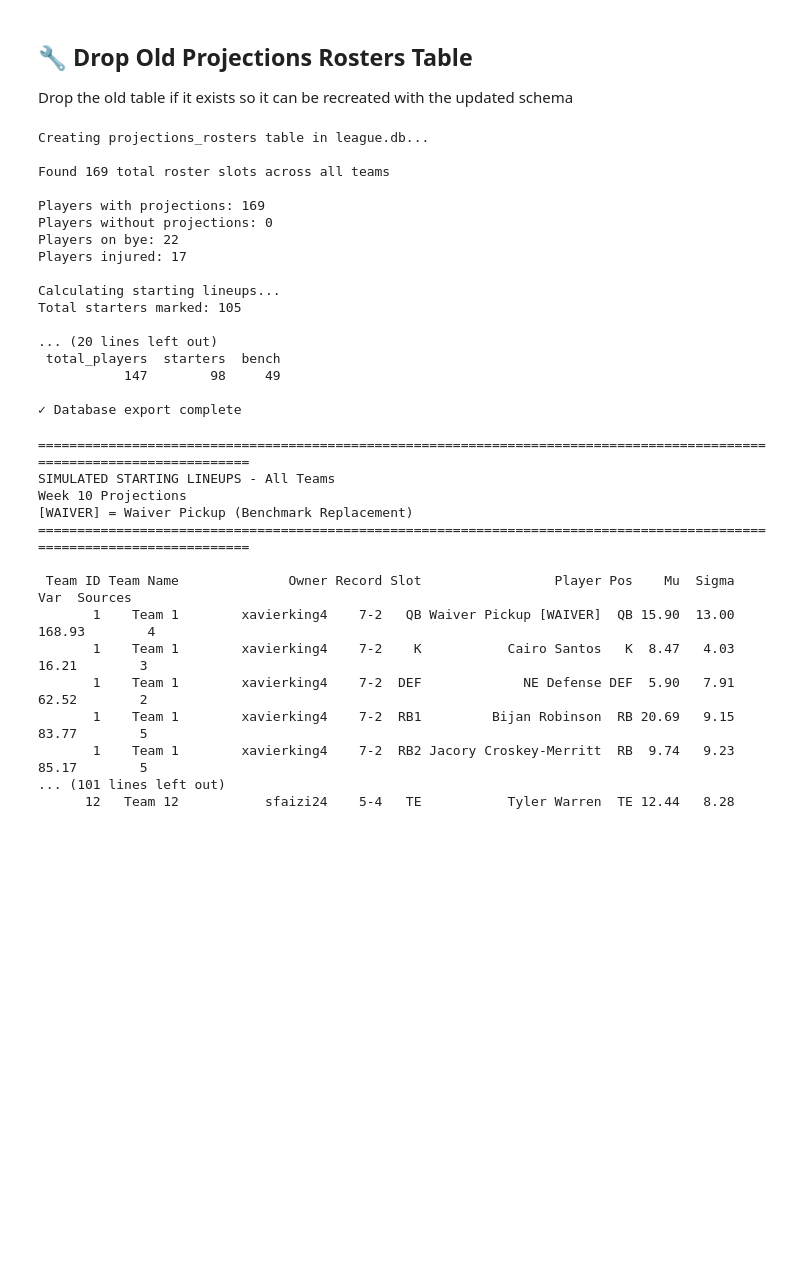
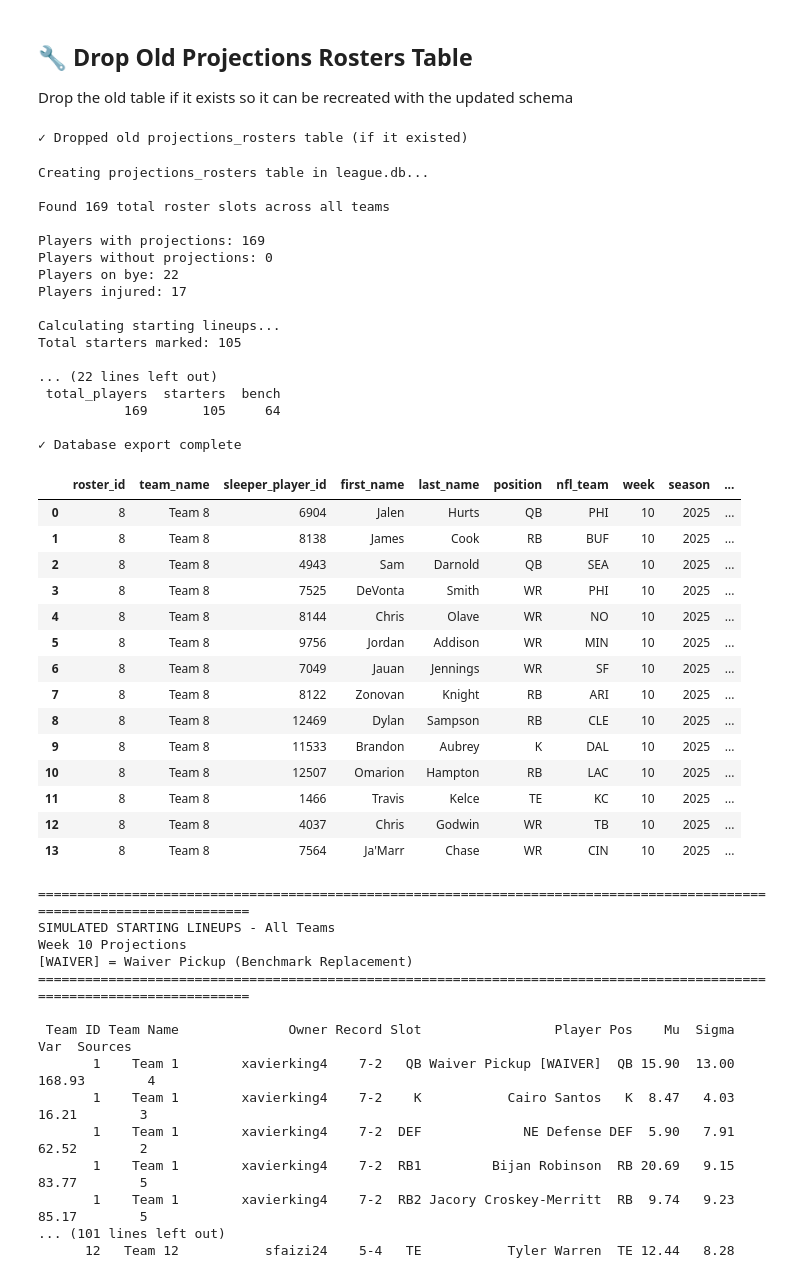
Before and after one commit to sfaizi24/TNC-Model-2025, a Jupyter notebook: backend/notebooks/06_team_lineup_optimizer.ipynb, the cells around one changed output. Saved outputs shown, nothing was run; the diff lists cells and outputs as text; code cells hidden in the pictures; blank space fills up the shorter version.

Commit message:
fixing lineups table

```diff
--- a/backend/notebooks/06_team_lineup_optimizer.ipynb
+++ b/backend/notebooks/06_team_lineup_optimizer.ipynb
@@ -557,6 +557,19 @@ Export all owned players with their projections to league.db
 ## 🔧 Drop Old Projections Rosters Table
 
 Drop the old table if it exists so it can be recreated with the updated schema
+# %%
+# Drop the old projections_rosters table if it exists
+try:
+    conn_league_drop = sqlite3.connect(DB_LEAGUE_PATH)
+    cursor = conn_league_drop.cursor()
+    cursor.execute("DROP TABLE IF EXISTS projections_rosters")
+    conn_league_drop.commit()
+    conn_league_drop.close()
+    print("✓ Dropped old projections_rosters table (if it existed)")
+except Exception as e:
+    print(f"⚠ Error dropping table: {e}")
+# %% [output]
+✓ Dropped old projections_rosters table (if it existed)
 # %%
 # Create projections_rosters table in league.db
 print("Creating projections_rosters table in league.db...\n")
@@ -598,6 +611,9 @@ df_owned = df_owned.merge(
     on='sleeper_player_id',
     how='left'
 )
+
+# Set week to CURRENT_WEEK for all players (even those without projections)
+df_owned['week'] = CURRENT_WEEK
 
 # Check if player is on bye or injured
 df_owned['on_bye'] = df_owned['sleeper_player_id'].apply(
@@ -772,11 +788,43 @@ Players injured: 17
 Calculating starting lineups...
 Total starters marked: 105
 
-... (20 lines left out)
+... (22 lines left out)
  total_players  starters  bench
-           147        98     49
+           169       105     64
 
 ✓ Database export complete
+# %%
+conn_league = sqlite3.connect(DB_LEAGUE_PATH)
+conn_proj = sqlite3.connect(DB_PROJ_PATH)
+
+summary_query = f"""
+        SELECT *
+        FROM projections_rosters
+        WHERE 1=1
+        --and week = {CURRENT_WEEK}
+        AND season = '{SEASON}'
+        and team_name = 'Team 8'
+        ORDER BY mu DESC
+        LIMIT 100
+    """
+df_summary = pd.read_sql_query(summary_query, conn_league)
+df_summary
+# %% [output]
+|  | roster_id | team_name | sleeper_player_id | first_name | last_name | position | nfl_team | week | season | ... |
+| 0 | 8 | Team 8 | 6904 | Jalen | Hurts | QB | PHI | 10 | 2025 | ... |
+| 1 | 8 | Team 8 | 8138 | James | Cook | RB | BUF | 10 | 2025 | ... |
+| 2 | 8 | Team 8 | 4943 | Sam | Darnold | QB | SEA | 10 | 2025 | ... |
+| 3 | 8 | Team 8 | 7525 | DeVonta | Smith | WR | PHI | 10 | 2025 | ... |
+| 4 | 8 | Team 8 | 8144 | Chris | Olave | WR | NO | 10 | 2025 | ... |
+| 5 | 8 | Team 8 | 9756 | Jordan | Addison | WR | MIN | 10 | 2025 | ... |
+| 6 | 8 | Team 8 | 7049 | Jauan | Jennings | WR | SF | 10 | 2025 | ... |
+| 7 | 8 | Team 8 | 8122 | Zonovan | Knight | RB | ARI | 10 | 2025 | ... |
+| 8 | 8 | Team 8 | 12469 | Dylan | Sampson | RB | CLE | 10 | 2025 | ... |
+| 9 | 8 | Team 8 | 11533 | Brandon | Aubrey | K | DAL | 10 | 2025 | ... |
+| 10 | 8 | Team 8 | 12507 | Omarion | Hampton | RB | LAC | 10 | 2025 | ... |
+| 11 | 8 | Team 8 | 1466 | Travis | Kelce | TE | KC | 10 | 2025 | ... |
+| 12 | 8 | Team 8 | 4037 | Chris | Godwin | WR | TB | 10 | 2025 | ... |
+| 13 | 8 | Team 8 | 7564 | Ja'Marr | Chase | WR | CIN | 10 | 2025 | ... |
 # %%
 # Display complete table
 pd.set_option('display.max_rows', None)
```
Also changed, not shown: 1 other file.
